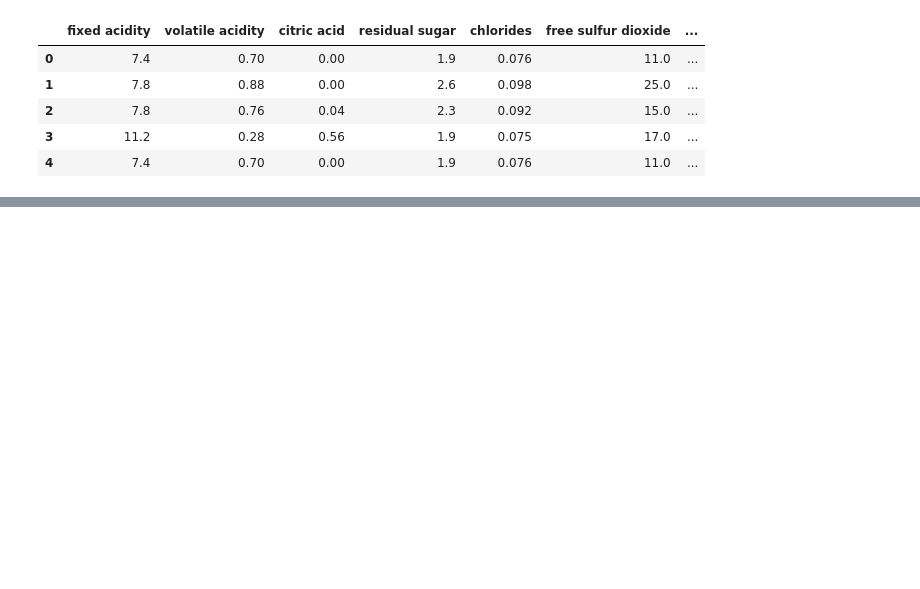
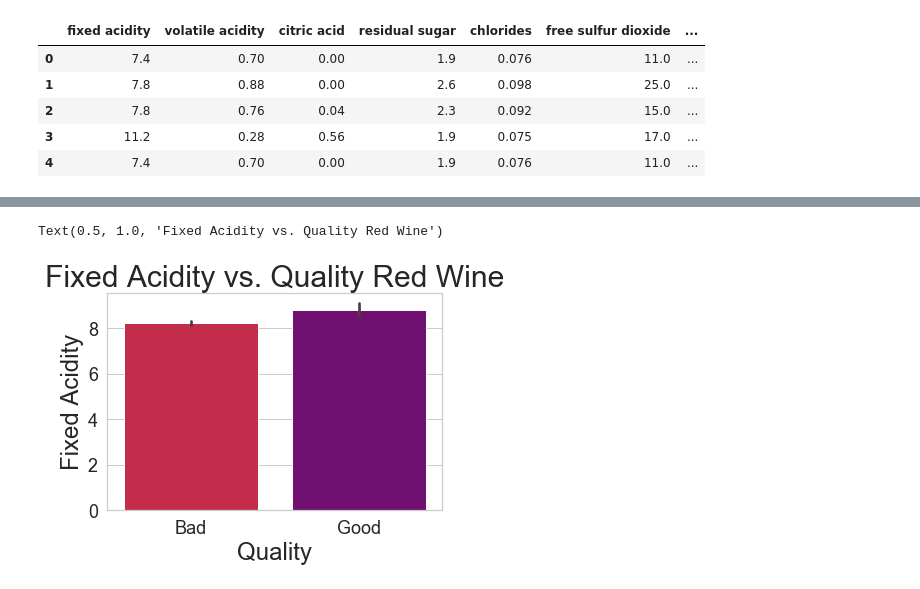
Before and after one commit to erikajane/Good_Wine_Classification, a Jupyter notebook: Red Wine.ipynb, the cells around one changed output, grey strips where cells are left out. Cells and saved outputs as stored; diff of their text form; code cells hidden in the pictures; blank space fills up the shorter version.

```diff
--- a/Red Wine.ipynb
+++ b/Red Wine.ipynb
@@ -39,0 +182,13 @@ df.head()
+# %%
+# View 'fixed acidity' across 'quality'
+
+sns.barplot(x='quality',y='fixed acidity',data=df, palette = ['crimson', 'purple'])
+plt.ylabel('Fixed Acidity', fontsize=24)
+plt.xlabel('Quality', fontsize=24)
+plt.xticks(fontsize=18)
+plt.yticks(fontsize=18)
+plt.xticks(np.arange(2), labels=['Bad','Good'])
+plt.title('Fixed Acidity vs. Quality Red Wine', fontsize=30)
+# %% [output]
+Text(0.5, 1.0, 'Fixed Acidity vs. Quality Red Wine')
+[figure, added]
```
Also changed, not shown: parts of 32 cells of this notebook, 1 other file.
